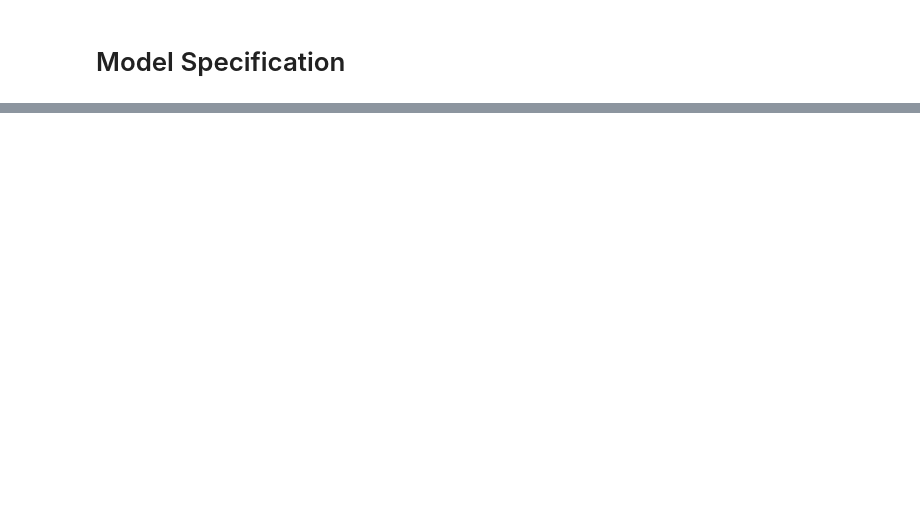
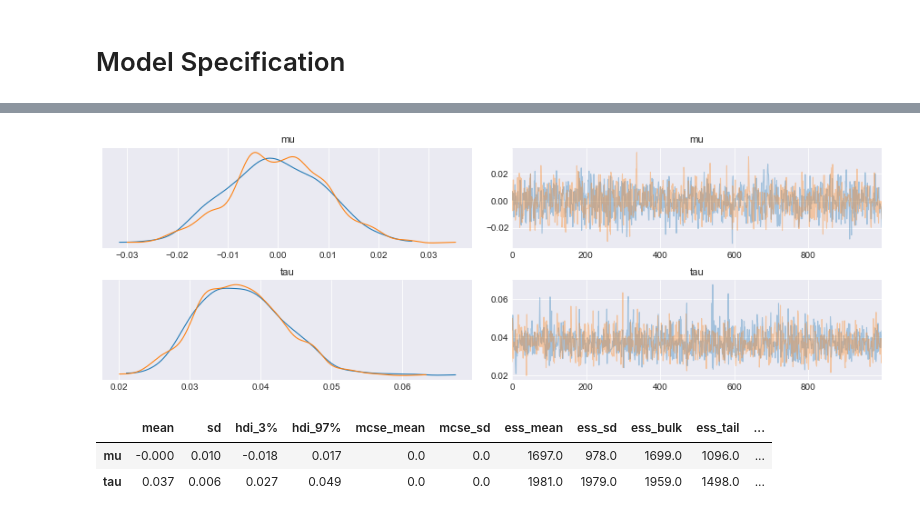
Before and after one commit to GStechschulte/Bayesian_Modeling-Funds, a Jupyter notebook: Inference_of_Funds.ipynb, the cells around one changed output, grey strips where cells are left out. Drawn from its saved outputs; the diff is of its cells as text; code cells hidden in the pictures; blank space fills up the shorter version.

```diff
--- a/Inference_of_Funds.ipynb
+++ b/Inference_of_Funds.ipynb
@@ -109,6 +157,10 @@ def preprocessing(ticker):
 
     values = ticker['Adj Log Return'].values
     #demeaned = values - values.mean()
+    values = values[np.logical_not(np.isnan(values))]
     return values
 
 PG_returns = preprocessing(PG)
+AAPL_returns = preprocessing(AAPL)
+
+AAPL_2018_returns = preprocessing(AAPL_2018)
@@ -129,12 +178,13 @@ def priors(params):
 prior_PG_mu, prior_PG_std = priors(prior_PG)
 # %%
 # Model object is a container for the model's random variables (parameters of interest)
-# This model does not include our prior observations
-model = pm.Model()
+# This is our baseline model and does not include informative prior observations
+base = pm.Model()
 
-with model:
+with base:
 
-    # Priors for unknown model parameters
+    # Non-informative priors for unknown model parameters
+    # Indicated by the values for mu and sigma
     mu = pm.Normal("mu", mu=0.0, sigma=0.01)
     tau = pm.Gamma("tau", mu=0.001, sigma=0.001)
     sigma = 1 / np.sqrt(tau)
@@ -142,4 +192,7 @@ with model:
     # Likelihood f(D|Θ)
     # Sampling distribution of observations
     # The mu and sigma should be unknown and not fixed values
-    Y_obs = pm.Normal("Y_obs", mu=mu, sigma=sigma, observed=PG_returns)
+    Y_obs = pm.Normal("Y_obs", mu=mu, sigma=sigma, observed=AAPL_returns)
+
+    # Drawing 1000 posterior samples
+    trace = pm.sample(1000)
@@ -145,0 +206,10 @@ with model:
+# %%
+az.plot_trace(trace);
+# %% [output]
+[figure, added]
+# %%
+az.summary(trace)
+# %% [output]
+|  | mean | sd | hdi_3% | hdi_97% | mcse_mean | mcse_sd | ess_mean | ess_sd | ess_bulk | ess_tail | ... |
+| mu | -0.000 | 0.010 | -0.018 | 0.017 | 0.0 | 0.0 | 1697.0 | 978.0 | 1699.0 | 1096.0 | ... |
+| tau | 0.037 | 0.006 | 0.027 | 0.049 | 0.0 | 0.0 | 1981.0 | 1979.0 | 1959.0 | 1498.0 | ... |
```
Also changed, not shown: parts of 23 cells of this notebook.
